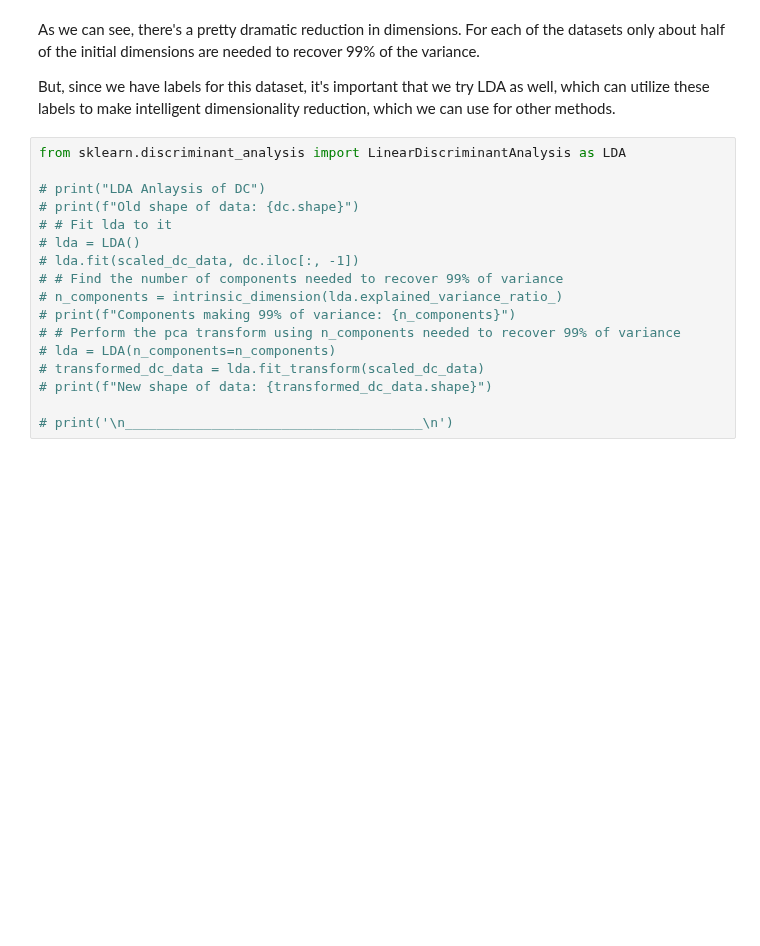
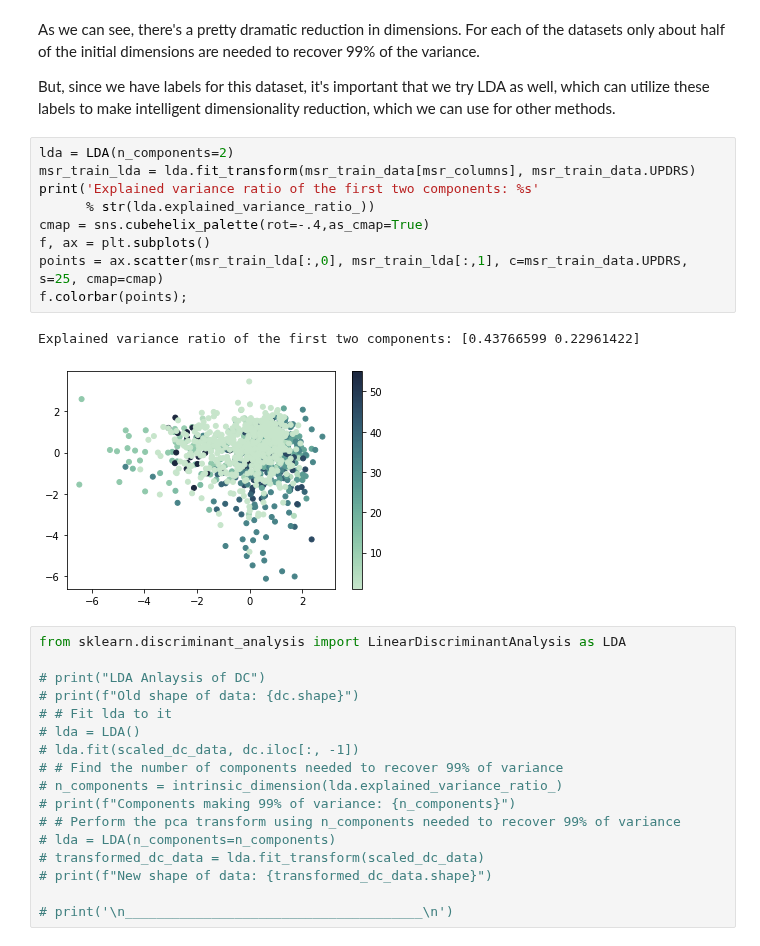
Before and after one commit to adachille/parkinsons-detector, a Jupyter notebook: parkinsons-data-exploration.ipynb, the cells around one changed output. Drawn from its saved outputs; the diff is of its cells as text; blank space fills up the shorter version.

```diff
--- a/parkinsons-data-exploration.ipynb
+++ b/parkinsons-data-exploration.ipynb
@@ -286,6 +301,18 @@ New shape of data: (168, 12)
 As we can see, there's a pretty dramatic reduction in dimensions. For each of the datasets only about half of the initial dimensions are needed to recover 99% of the variance.
 
 But, since we have labels for this dataset, it's important that we try LDA as well, which can utilize these labels to make intelligent dimensionality reduction, which we can use for other methods.
+# %%
+lda = LDA(n_components=2)
+msr_train_lda = lda.fit_transform(msr_train_data[msr_columns], msr_train_data.UPDRS)
+print('Explained variance ratio of the first two components: %s'
+      % str(lda.explained_variance_ratio_))
+cmap = sns.cubehelix_palette(rot=-.4,as_cmap=True)
+f, ax = plt.subplots()
+points = ax.scatter(msr_train_lda[:,0], msr_train_lda[:,1], c=msr_train_data.UPDRS, s=25, cmap=cmap)
+f.colorbar(points);
+# %% [output]
+Explained variance ratio of the first two components: [0.43766599 0.22961422]
+[figure, added]
 # %%
 from sklearn.discriminant_analysis import LinearDiscriminantAnalysis as LDA
 
```
Also changed, not shown: parts of 4 cells of this notebook.
